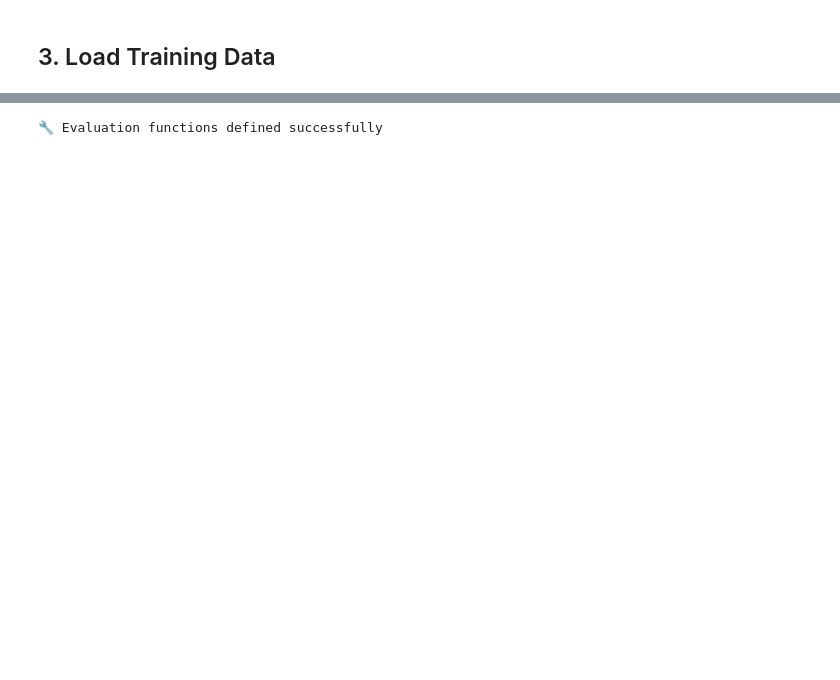
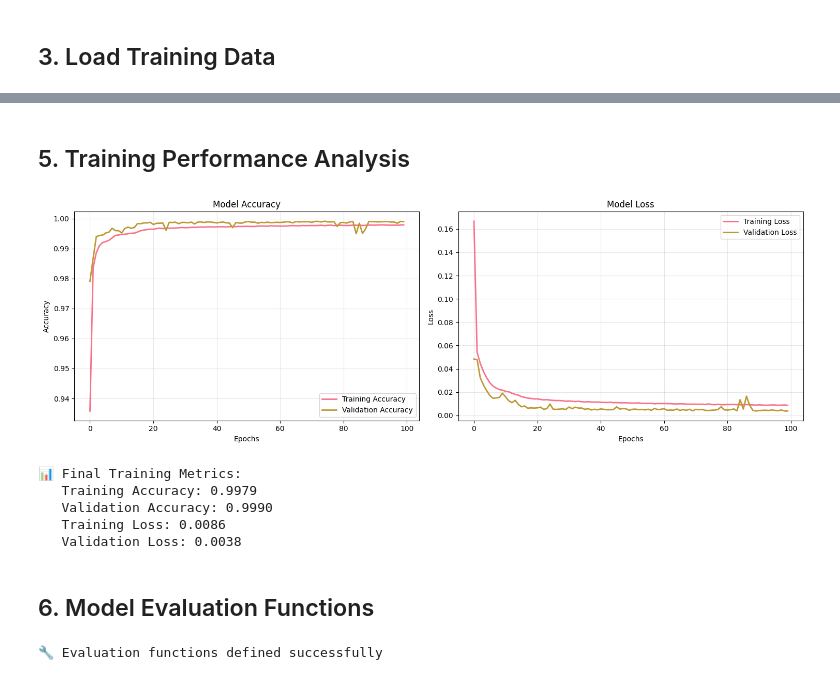
Before and after one commit to AlessiaPivotto/EvasionShield-LUCID, a Jupyter notebook: MLP/MLP_BinaryClassification.ipynb, the cells around one changed output, grey strips where cells are left out. Saved outputs shown, nothing was run; the diff lists cells and outputs as text; code cells hidden in the pictures; blank space fills up the shorter version.

```diff
--- a/MLP/MLP_BinaryClassification.ipynb
+++ b/MLP/MLP_BinaryClassification.ipynb
@@ -274,3 +234,54 @@ plot_training_history(history)
+# %% [markdown]
+## 5. Training Performance Analysis
+# %%
+def plot_training_history(history):
+    """Plot training and validation metrics"""
+    fig, (ax1, ax2) = plt.subplots(1, 2, figsize=(15, 5))
+
+    # Accuracy plot
+    ax1.plot(history.history['accuracy'], label='Training Accuracy', linewidth=2)
+    ax1.plot(history.history['val_accuracy'], label='Validation Accuracy', linewidth=2)
+    ax1.set_xlabel('Epochs')
+    ax1.set_ylabel('Accuracy')
+    ax1.set_title('Model Accuracy')
+    ax1.legend()
+    ax1.grid(True, alpha=0.3)
+
+    # Loss plot
+    ax2.plot(history.history['loss'], label='Training Loss', linewidth=2)
+    ax2.plot(history.history['val_loss'], label='Validation Loss', linewidth=2)
+    ax2.set_xlabel('Epochs')
+    ax2.set_ylabel('Loss')
+    ax2.set_title('Model Loss')
+    ax2.legend()
+    ax2.grid(True, alpha=0.3)
+
+    plt.tight_layout()
+    plt.show()
+
+    # Print final metrics
+    final_train_acc = history.history['accuracy'][-1]
+    final_val_acc = history.history['val_accuracy'][-1]
+    final_train_loss = history.history['loss'][-1]
+    final_val_loss = history.history['val_loss'][-1]
+
+    print(f"📊 Final Training Metrics:")
+    print(f"   Training Accuracy: {final_train_acc:.4f}")
+    print(f"   Validation Accuracy: {final_val_acc:.4f}")
+    print(f"   Training Loss: {final_train_loss:.4f}")
+    print(f"   Validation Loss: {final_val_loss:.4f}")
+
+# Plot training history
+plot_training_history(history)
+# %% [output]
+[figure, added]
+📊 Final Training Metrics:
+   Training Accuracy: 0.9979
+   Validation Accuracy: 0.9990
+   Training Loss: 0.0086
+   Validation Loss: 0.0038
+# %% [markdown]
+## 6. Model Evaluation Functions
 # %%
 def evaluate_model(model, X_test, y_test, dataset_name, verbose=True):
     """
```
Also changed, not shown: parts of 19 cells of this notebook, 1 other file.
